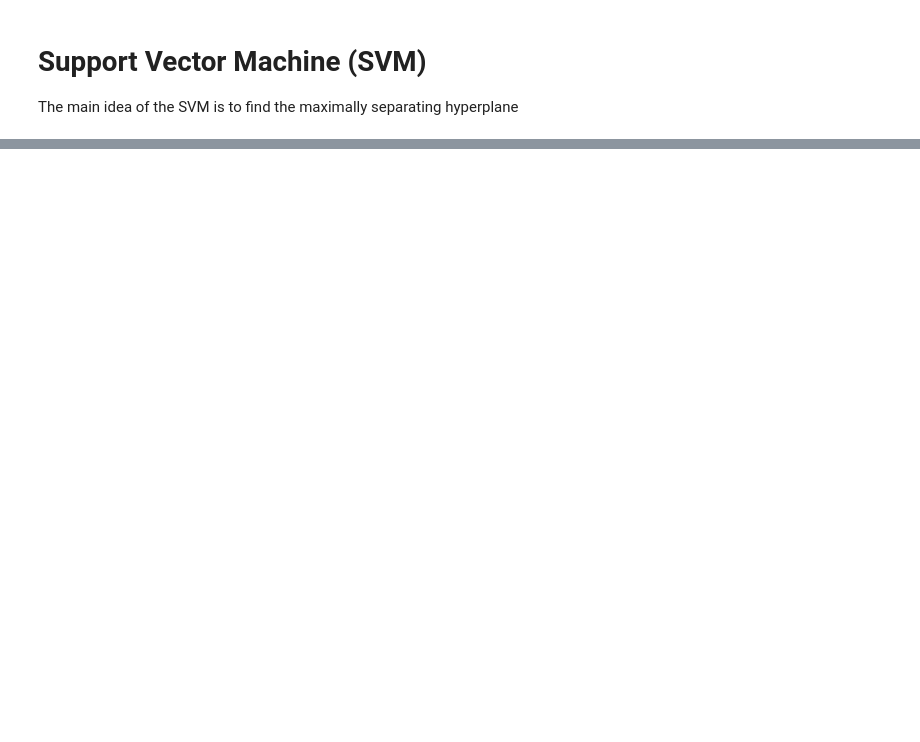
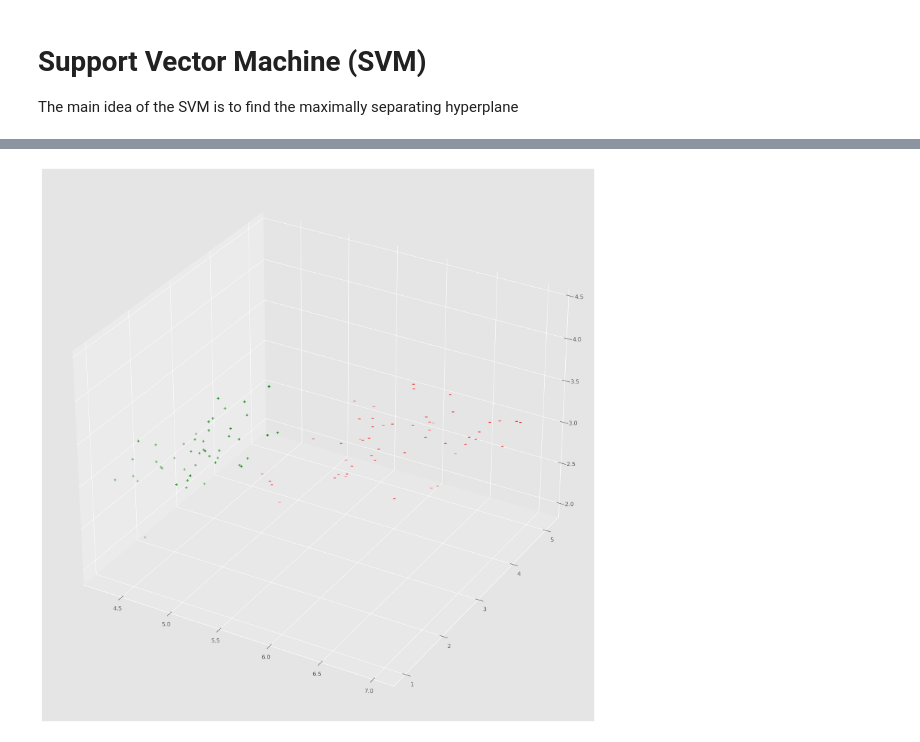
Before and after one commit to Pronton2001/ML_from_scratch.github.io, a Jupyter notebook: SVM.ipynb, the cells around one changed output, grey strips where cells are left out. Drawn from its saved outputs; the diff is of its cells as text; code cells hidden in the pictures; blank space fills up the shorter version.

```diff
--- a/SVM.ipynb
+++ b/SVM.ipynb
@@ -239,0 +273,23 @@ plt.show()
+# %%
+
+fig = plt.figure(figsize=(18, 20), dpi=300)
+ax = fig.add_subplot(111, projection='3d')
+
+
+x = df['SepalLengthCm']
+y = df['PetalLengthCm']
+z = df['SepalWidthCm']
+
+setosa_x1 = x[:50]
+setosa_x2 = y[:50]
+setosa_x3 = z[:50]
+
+versicolor_x1 = x[50:]
+versicolor_x2 = y[50:]
+versicolor_x3 = z[50:]
+
+ax.scatter(setosa_x1,setosa_x2, setosa_x3, marker='+',color='green')
+ax.scatter(versicolor_x1,versicolor_x2,versicolor_x3, marker='_',color='red')
+plt.show()
+# %% [output]
+[figure, added]
```
Also changed, not shown: parts of 12 cells of this notebook, 8 other files.
